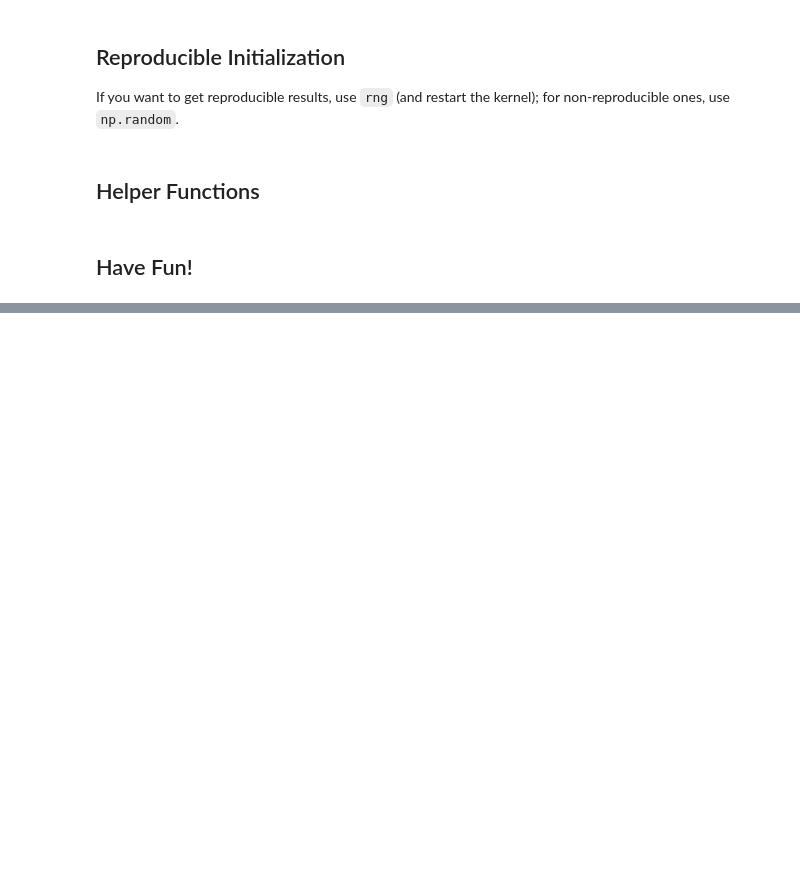
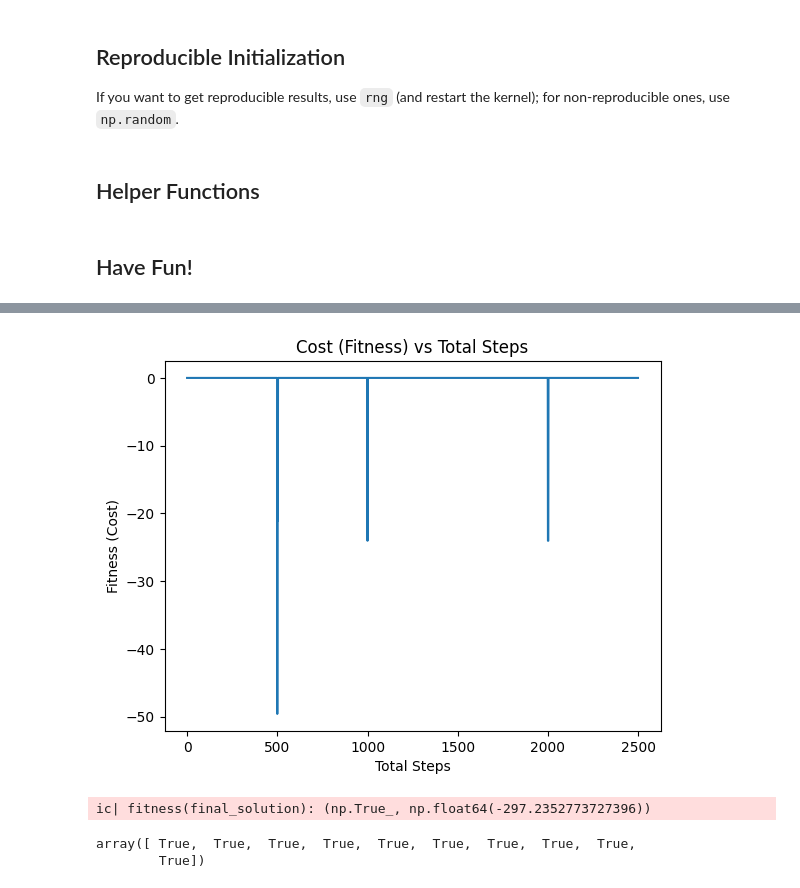
Before and after one commit to YaelNaor11/CI2024_lab1, a Jupyter notebook: set-cover.ipynb, the cells around one changed output, grey strips where cells are left out. Cells and saved outputs as stored; diff of their text form; code cells hidden in the pictures; blank space fills up the shorter version.

```diff
--- a/set-cover.ipynb
+++ b/set-cover.ipynb
@@ -111,0 +59,28 @@ ic| fitness(final_solution): (np.True_, np.float64(-123335.21406262068))
+# %%
+def tweak(old_solution):  # Simple random tweak
+    new_solution = old_solution.copy()
+    i = rng.integers(0, len(old_solution))
+    new_solution[i] = not new_solution[i]  # Flip a random element
+    return new_solution
+
+def cost(solution):  # Example cost function
+    return np.sum(COSTS[solution])  # Sum the costs of the selected sets
+
+def valid(solution):  # Example validity function
+    """Checks whether the solution is valid (i.e., covers all of the universe)."""
+    if len(solution) != NUM_SETS:
+        raise ValueError(f"Solution size {len(solution)} does not match NUM_SETS {NUM_SETS}")
+
+    covered = np.any(SETS[solution], axis=0)  # Check which elements of the universe are covered
+    return np.all(covered)  # The solution is valid if it covers the entire universe
+
+def fitness(solution):
+    return (valid(solution), -cost(solution))  # Minimize cost while keeping validity
+
+def best_neighbor(solution, num_neighbors):  # Find the best neighbor using simple tweak
+    best = tweak(solution)
+    for i in range(num_neighbors - 1):
+        neighbor = tweak(solution)
+        if fitness(neighbor) > fitness(best):
+            best = neighbor
+    return best
@@ -111,0 +137,15 @@ ic| fitness(final_solution): (np.True_, np.float64(-123335.21406262068))
+# %%
+
+# Case 1: Small problem
+NUM_SETS = 10
+UNIVERSE_SIZE = 100
+DENSITY = 0.2
+num_of_restarts = 5
+steps = 500
+num_of_neighbors = 5
+initialize_data_and_run_algo(num_of_restarts, steps, num_of_neighbors, UNIVERSE_SIZE, NUM_SETS, DENSITY)
+# %% [output]
+[figure, added]
+ic| fitness(final_solution): (np.True_, np.float64(-297.2352773727396))
+array([ True,  True,  True,  True,  True,  True,  True,  True,  True,
+        True])
```
Also changed, not shown: parts of 14 cells of this notebook.
